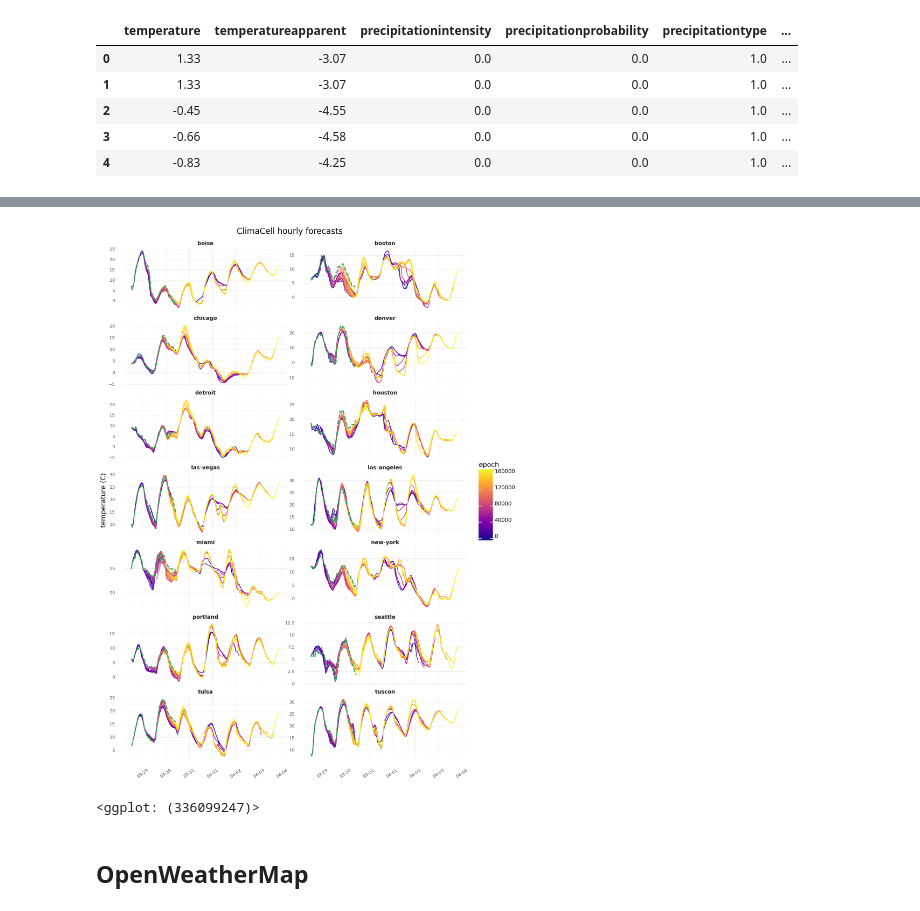
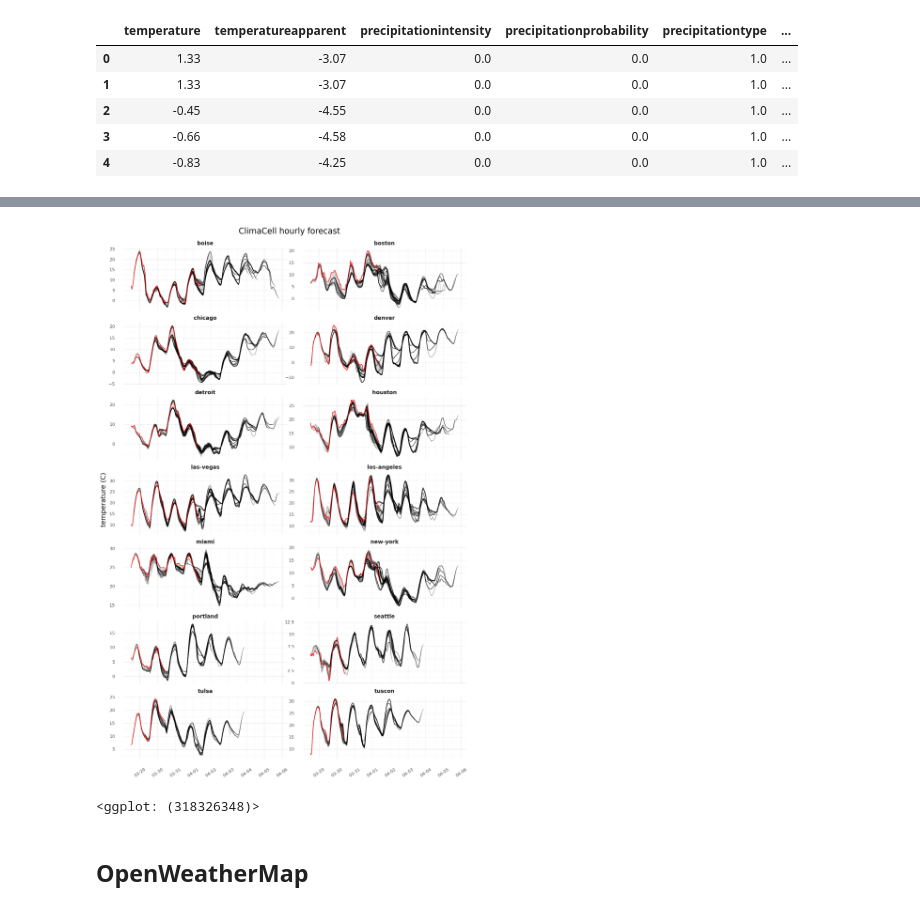
Before and after one commit to jhrcook/weather-forecast-analysis, a Jupyter notebook: notebooks/data-analysis.ipynb, the cells around one changed output, grey strips where cells are left out. Cells and saved outputs as stored; diff of their text form; code cells hidden in the pictures.

```diff
--- a/notebooks/data-analysis.ipynb
+++ b/notebooks/data-analysis.ipynb
@@ -87,35 +117,16 @@ cc_daily["epoch"] = (
-# %%
-cc_hourly = cc_df.copy()[cc_df.forecast_type == "hourly"]
-cc_hourly["epoch"] = (
-    cc_hourly["collection_timestamp"] - min(cc_hourly["collection_timestamp"])
-).dt.total_seconds()
-
-cc_current = cc_df.copy()[cc_df.forecast_type == "current"]
-cc_current["epoch"] = (
-    cc_current["collection_timestamp"] - min(cc_hourly["collection_timestamp"])
-).dt.total_seconds()
-
-(
-    gg.ggplot(cc_hourly, gg.aes(x="starttime", y="temperature"))
-    + gg.facet_wrap("~ city", ncol=2, scales="free_y")
-    + gg.geom_line(gg.aes(color="epoch", group="factor(epoch)"), alpha=0.8)
-    + gg.geom_line(data=cc_current, color="#31a354", size=1, alpha=1, linetype="--")
-    + gg.scale_x_datetime(date_labels="%m-%d")
-    + gg.scale_color_continuous("plasma")
-    + gg.theme_minimal()
-    + gg.theme(
-        figure_size=(10, 15),
-        axis_text_x=gg.element_text(angle=35, size=7),
-        axis_text_y=gg.element_text(size=7),
-        strip_background=gg.element_blank(),
-        strip_text=gg.element_text(face="bold"),
-        subplots_adjust=dict(wspace=0.1),
-    )
-    + gg.labs(y="temperature (C)", x=None, title="ClimaCell hourly forecasts")
-)
-# %% [output]
-[figure, removed]
-<ggplot: (336099247)>
+# %%
+cc_hourly = cc_df.copy()[cc_df.forecast_type == "hourly"]
+cc_current = cc_df.copy()[cc_df.forecast_type == "current"]
+
+plot_forecast_against_actual(
+    cc_hourly,
+    cc_current,
+    x="starttime",
+    y="temperature",
+) + gg.labs(title="ClimaCell hourly forecast")
+# %% [output]
+[figure, added]
+<ggplot: (318326348)>
 # %% [markdown]
 ## OpenWeatherMap
 # %%
```
Also changed, not shown: parts of 8 cells of this notebook, 1 other file.
